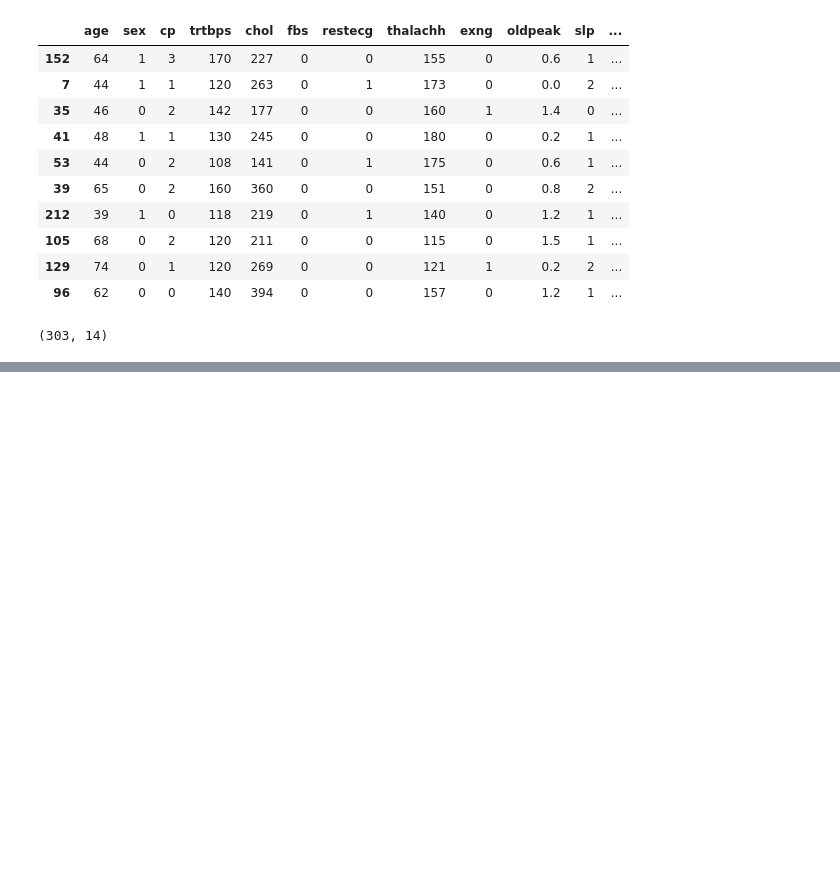
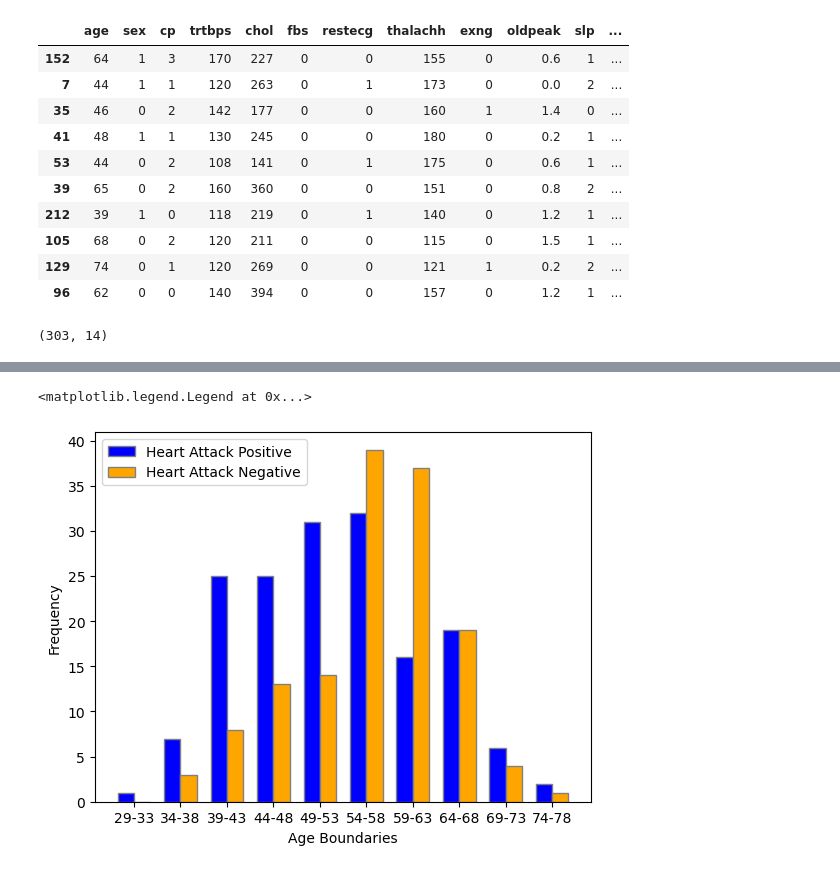
Before and after one commit to Lfg2st/CardioGuardian, a Jupyter notebook: main.ipynb, the cells around one changed output, grey strips where cells are left out. Saved outputs shown, nothing was run; the diff lists cells and outputs as text; code cells hidden in the pictures; blank space fills up the shorter version.

```diff
--- a/main.ipynb
+++ b/main.ipynb
@@ -179,0 +283,6 @@ df.shape
+# %%
+target_distrib_age = []
+for index, item in enumerate(age_bins):
+    print(item)
+    filtr_df = df[(df['age'] >= item[0]) & (df['age'] <=item[1])]
+    target_distrib_age.append([filtr_df['output'].eq(1).sum(), filtr_df['output'].eq(0).sum()])
@@ -179,0 +313,35 @@ df.shape
+# %%
+# the data is concentrated mostly around middle aged people with little to no representation of people of higher and lower ages
+
+# plotting age boundaries and
+# Sample data for illustration
+age_bins_string = createAgeBins(29, 77, 5, string_form=True)
+
+
+
+# Width of each bar
+bar_width = 0.35
+
+# Set the positions for the bars on the x-axis
+r1 = np.arange(len(age_bins_string))
+r2 = [x + bar_width for x in r1]
+
+# Plot the bars
+plt.bar(r1, [item[0] for item in target_distrib_age], color='blue', width=bar_width, edgecolor='grey', label='Heart Attack Positive')
+plt.bar(r2, [item[1] for item in target_distrib_age], color='orange', width=bar_width, edgecolor='grey', label='Heart Attack Negative')
+
+# Add x-axis age_bins_string and labels
+plt.xlabel('Age Boundaries')
+plt.xticks([r + bar_width/2 for r in range(len(age_bins_string))], age_bins_string)
+
+# Add y-axis label
+plt.ylabel('Frequency')
+
+# Add legend
+plt.legend()
+
+
+# plt.savefig('visualisations/output_v_age.jpeg') # commented to remove save at runtime
+# %% [output]
+<matplotlib.legend.Legend at 0x...>
+[figure, added]
```
Also changed, not shown: parts of 13 cells of this notebook, 13 other files.
